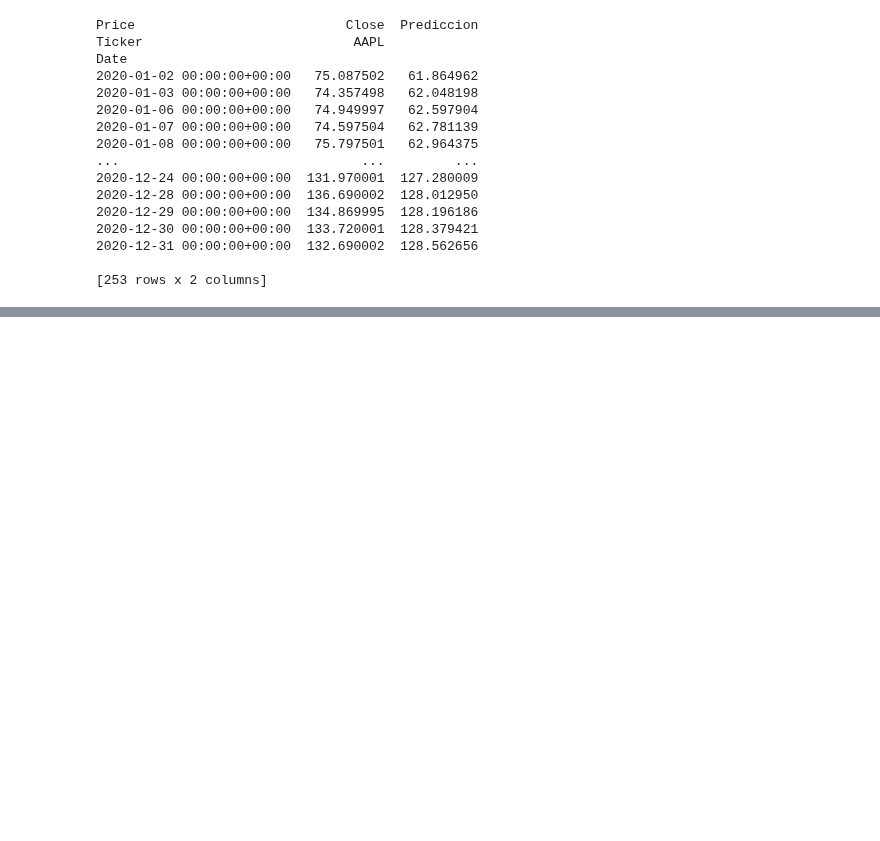
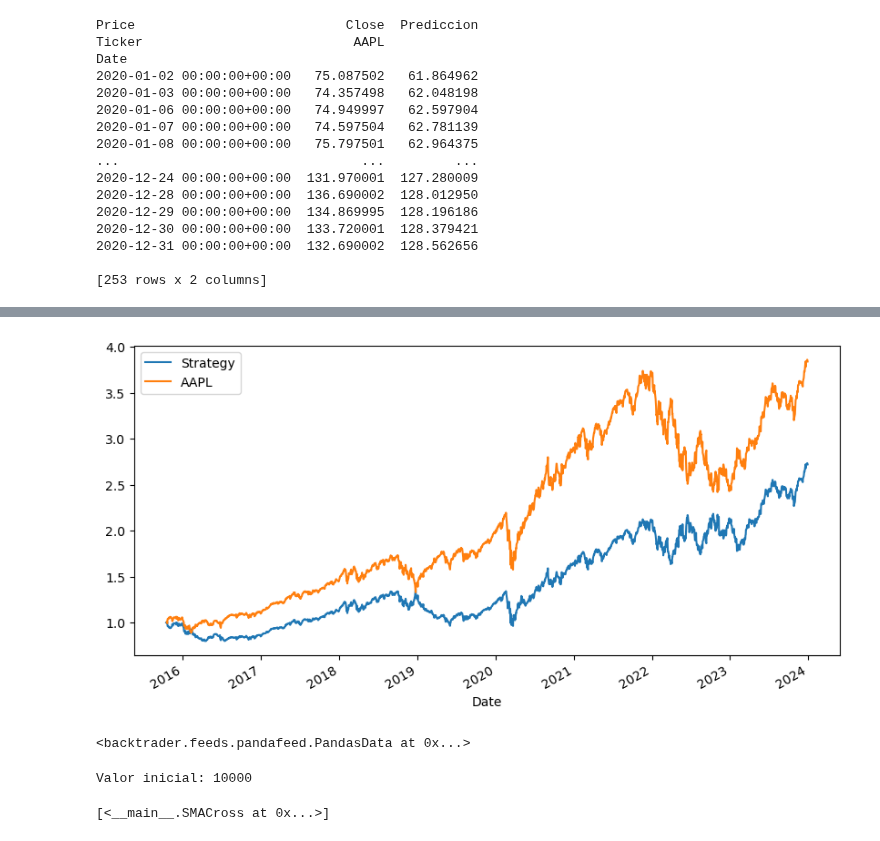
Before and after one commit to antonio-xrp/data-science-path, a Jupyter notebook: trading-algoritmico/0.4.ipynb, the cells around one changed output, grey strips where cells are left out. Drawn from its saved outputs; the diff is of its cells as text; code cells hidden in the pictures; blank space fills up the shorter version.

```diff
--- a/trading-algoritmico/0.4.ipynb
+++ b/trading-algoritmico/0.4.ipynb
@@ -199,0 +287,10 @@ Date
+# %%
+# Construcción de Señales de Trading
+import yfinance as yf
+import pandas as pd
+import talib as ta
+import matplotlib.pyplot as plt
+df = yf.Ticker('NQ=F')
+
+df = df.history(start='2015-01-01', end='2024-01-01')
+df
@@ -199,0 +312,26 @@ Date
+# %%
+# Descargar datos históricos
+
+# Calcular medias móviles
+df['SMA_50'] = df['Close'].rolling(window=50).mean()
+df['SMA_200'] = df['Close'].rolling(window=200).mean()
+
+# Definir reglas de entrada y salida
+df['Signal'] = 0
+df.loc[df['SMA_50'] > df['SMA_200'], 'Signal'] = 1  # Compra
+df.loc[df['SMA_50'] < df['SMA_200'], 'Signal'] = -1  # Vende
+
+# Simular la ejecución de las órdenes
+df['Position'] = df['Signal'].shift()  # Simular la ejecución al siguiente día
+df['Strategy_Returns'] = df['Position'] * df['Close'].pct_change()  # Retornos de la estrategia
+
+# Eliminar NaNs
+df.dropna(inplace=True)
+
+# Graficar el rendimiento de la estrategia frente al activo
+(df['Strategy_Returns'] + 1).cumprod().plot(label='Strategy', figsize=(10,5))
+(df['Close'].pct_change() + 1).cumprod().plot(label='AAPL')
+plt.legend()
+plt.show()
+# %% [output]
+[figure, added]
@@ -199,0 +343,29 @@ Date
+# %%
+import backtrader as bt
+import yfinance as yf
+
+# Descargar datos usando yfinance
+data = bt.feeds.PandasData(dataname=df.history(start='2015-01-01', end='2024-01-01'))
+
+# Crear una clase de estrategia
+class SMACross(bt.Strategy):
+    def __init__(self):
+        self.sma1 = bt.indicators.SimpleMovingAverage(self.data.close, period=50)
+        self.sma2 = bt.indicators.SimpleMovingAverage(self.data.close, period=200)
+        self.dataclose = self.data.close  # Referencia al precio de cierre
+
+        self.values = []
+    def next(self):
+        self.values.append(self.broker.getvalue())
+        if not self.position:  # No tenemos posición abierta
+            if self.sma1 > self.sma2:  # Regla de entrada
+                self.buy()
+        elif self.sma1 < self.sma2:  # Regla de salida
+            self.sell()
+
+# Crear el cerebro y añadir estrategia
+cerebro = bt.Cerebro()
+cerebro.addstrategy(SMACross)
+cerebro.adddata(data)
+# %% [output]
+<backtrader.feeds.pandafeed.PandasData at 0x...>
@@ -199,0 +374,8 @@ Date
+# %%
+print(f'Valor inicial: {cerebro.broker.getvalue()}')
+# %% [output]
+Valor inicial: 10000
+# %%
+cerebro.run()
+# %% [output]
+[<__main__.SMACross at 0x...>]
```
Also changed, not shown: parts of 21 cells of this notebook, 18 other files.
